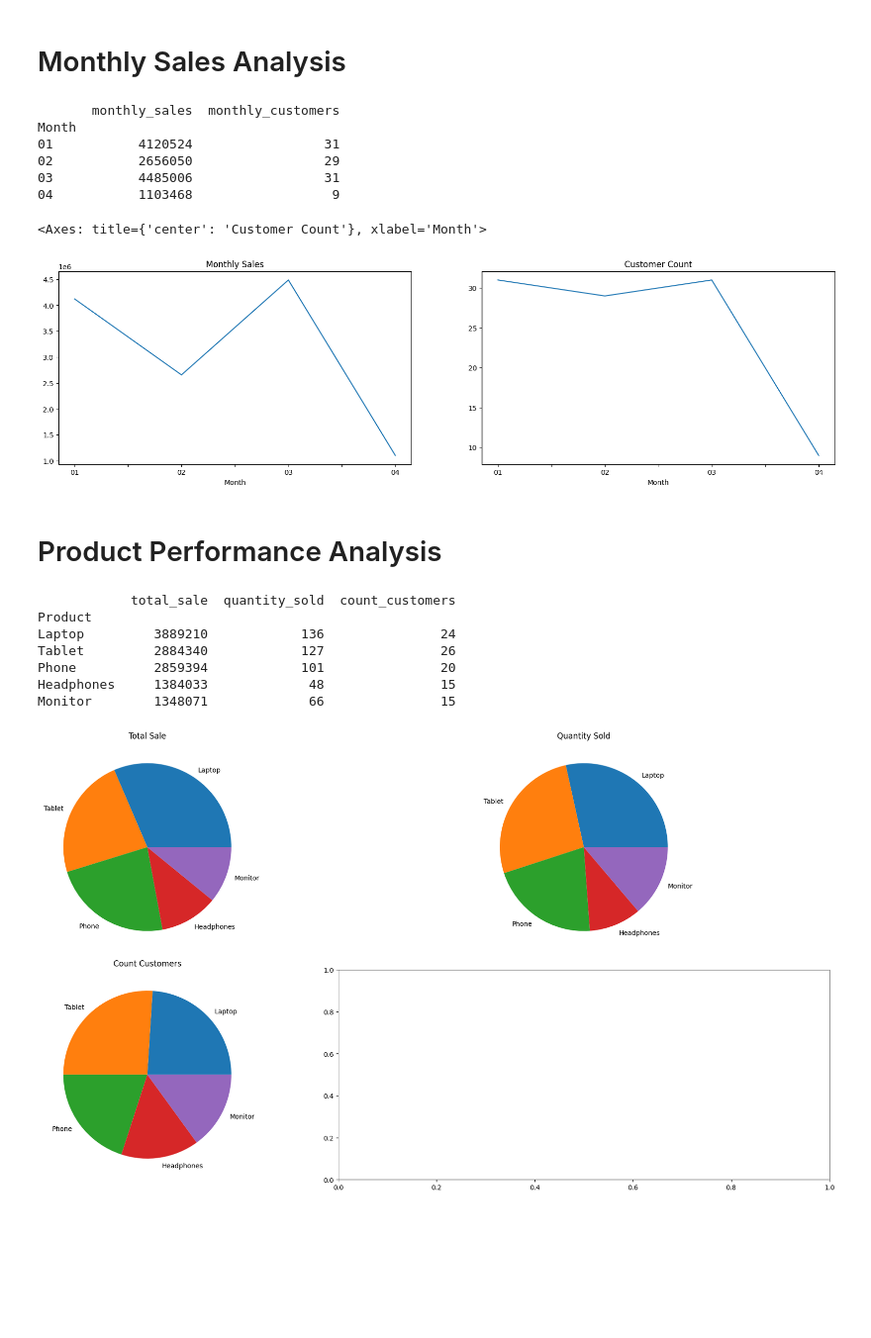
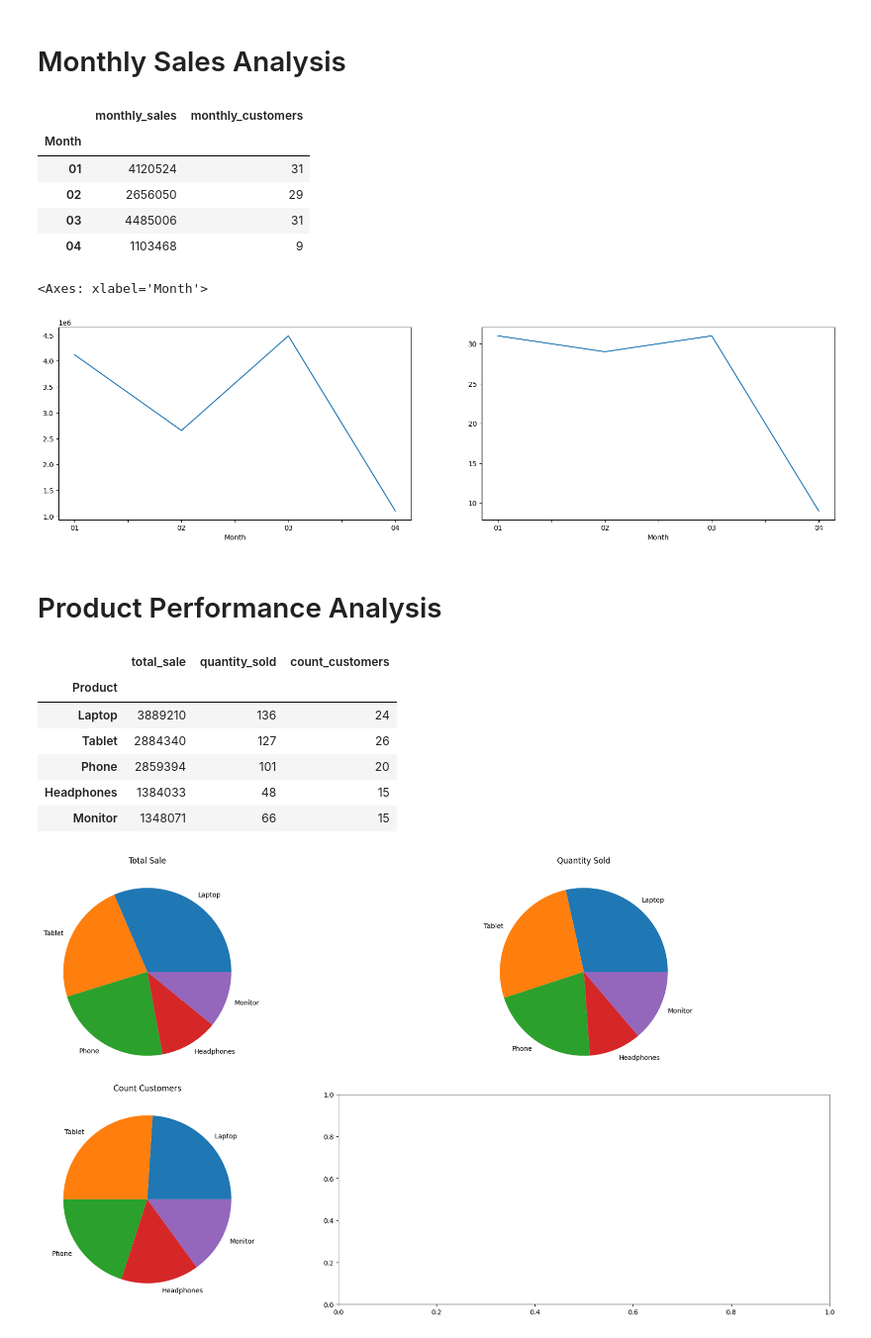
Before and after one commit to RookieCoder12/DevArena-Week-3, a Jupyter notebook: sales_analysis.ipynb, the cells around one changed output. Shown at 99% size. Cells and saved outputs as stored; diff of their text form; code cells hidden in the pictures; blank space fills up the shorter version.

```diff
--- a/sales_analysis.ipynb
+++ b/sales_analysis.ipynb
@@ -120,25 +120,25 @@ monthly_revenue_df = df.groupby('Month').agg(
     monthly_sales=('Total_Sales', 'sum'),
     monthly_customers = ('Customer_ID', 'nunique')
 )
-print(monthly_revenue_df)
+monthly_revenue_df
 # %% [output]
-       monthly_sales  monthly_customers
-Month
-01           4120524                 31
-02           2656050                 29
-03           4485006                 31
-04           1103468                  9
+|  | monthly_sales | monthly_customers |
+| Month |  |  |
+| 01 | 4120524 | 31 |
+| 02 | 2656050 | 29 |
+| 03 | 4485006 | 31 |
+| 04 | 1103468 | 9 |
 # %%
 plt.figure(figsize=(20,5))
 
 plt.subplot(1,2,1)
-monthly_revenue_df["monthly_sales"].plot(kind="line", title="Monthly Sales")
+monthly_revenue_df["monthly_sales"].plot(kind="line")
 
 plt.subplot(1,2,2)
-monthly_revenue_df["monthly_customers"].plot(kind="line", title="Customer Count")
+monthly_revenue_df["monthly_customers"].plot(kind="line")
 # %% [output]
-<Axes: title={'center': 'Customer Count'}, xlabel='Month'>
+<Axes: xlabel='Month'>
-[figure, old version]
+[figure, new version]
 # %% [markdown]
 # Product Performance Analysis
 # %%
@@ -148,15 +148,15 @@ product_performance_df = df.groupby('Product').agg(
     count_customers = ('Customer_ID', 'nunique')
 )
 product_performance_df.sort_values(by='total_sale', ascending=False, inplace=True)
-print(product_performance_df)
+product_performance_df
 # %% [output]
-            total_sale  quantity_sold  count_customers
-Product
-Laptop         3889210            136               24
-Tablet         2884340            127               26
-Phone          2859394            101               20
-Headphones     1384033             48               15
-Monitor        1348071             66               15
+|  | total_sale | quantity_sold | count_customers |
+| Product |  |  |  |
+| Laptop | 3889210 | 136 | 24 |
+| Tablet | 2884340 | 127 | 26 |
+| Phone | 2859394 | 101 | 20 |
+| Headphones | 1384033 | 48 | 15 |
+| Monitor | 1348071 | 66 | 15 |
 # %%
 fig, axes = plt.subplots(2, 2, figsize=(20,10))
 
```
Also changed, not shown: parts of 6 cells of this notebook, 1 other file.
